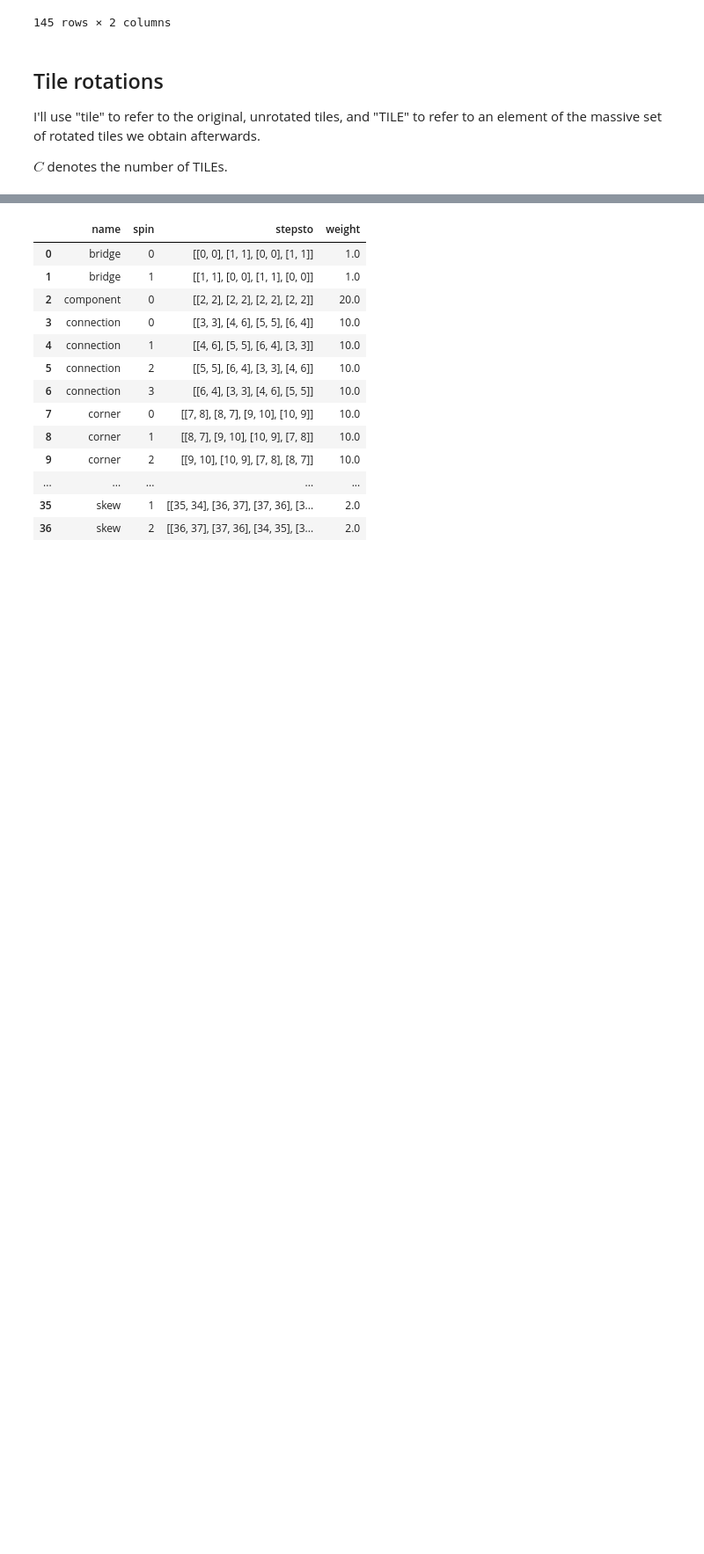
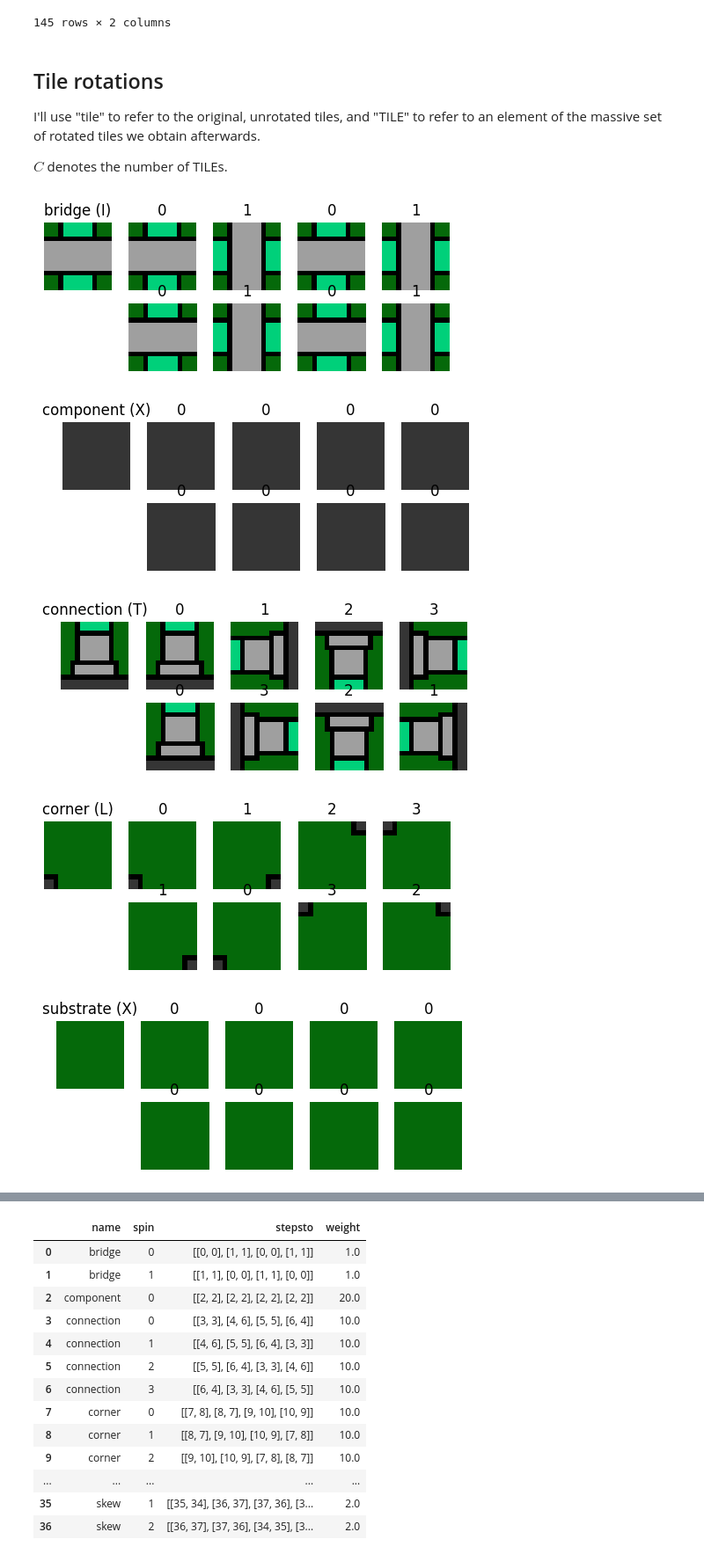
Before and after one commit to adzcai/wave-function-collapse, a Jupyter notebook: WFC.ipynb, the cells around one changed output, grey strips where cells are left out. Shown at 88% size. Drawn from its saved outputs; the diff is of its cells as text; code cells hidden in the pictures; blank space fills up the shorter version.

```diff
--- a/WFC.ipynb
+++ b/WFC.ipynb
@@ -169,8 +169,14 @@ def show_symmetries(tile: str, tileset=circuit_tiles):
 
     plt.show()
 # %%
-visualize = False
+visualize = True
 
 if visualize:
     for tile in circuit_tiles.tiles.index:
         show_symmetries(tile)
+# %% [output]
+[figure, added]
+[figure, added]
+[figure, added]
+[figure, added]
+[figure, added]
```
Also changed, not shown: parts of 9 cells of this notebook.
